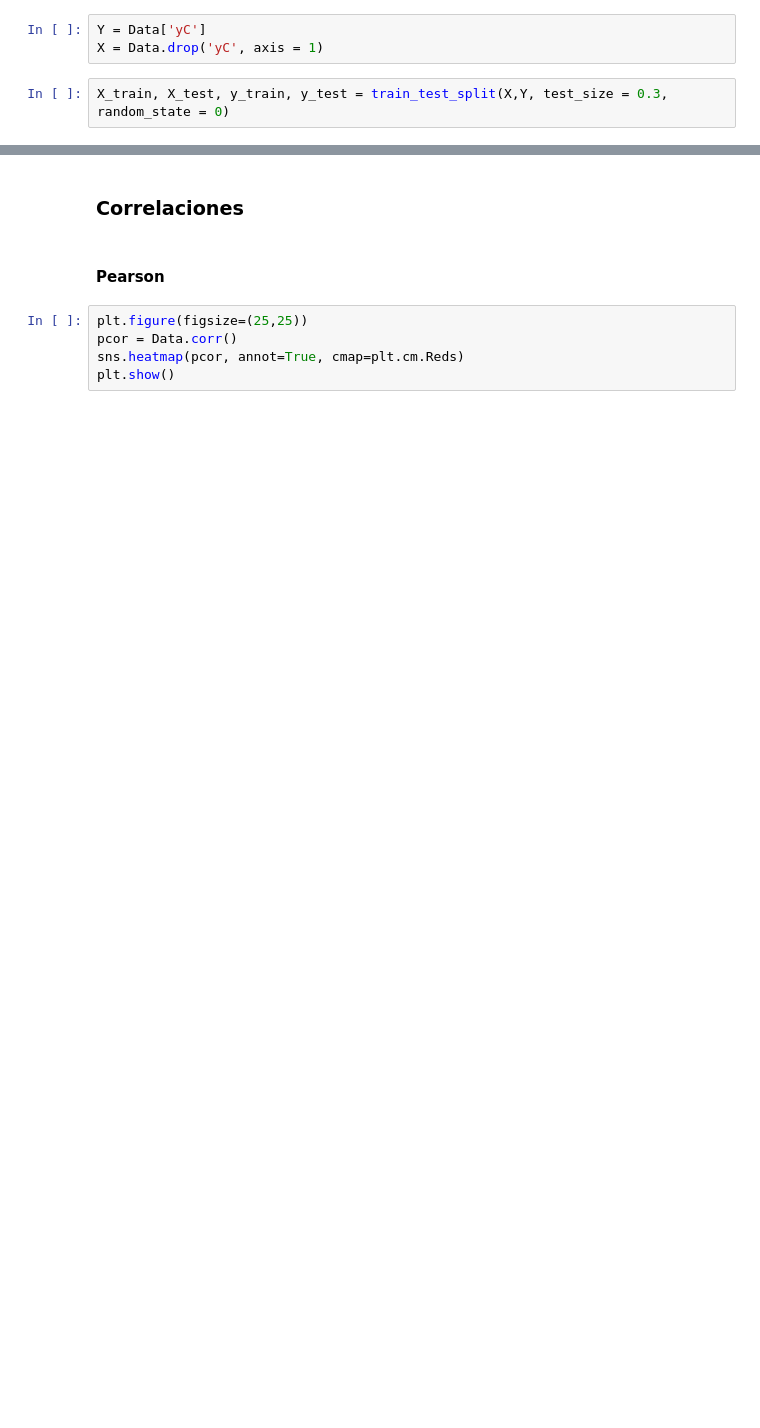
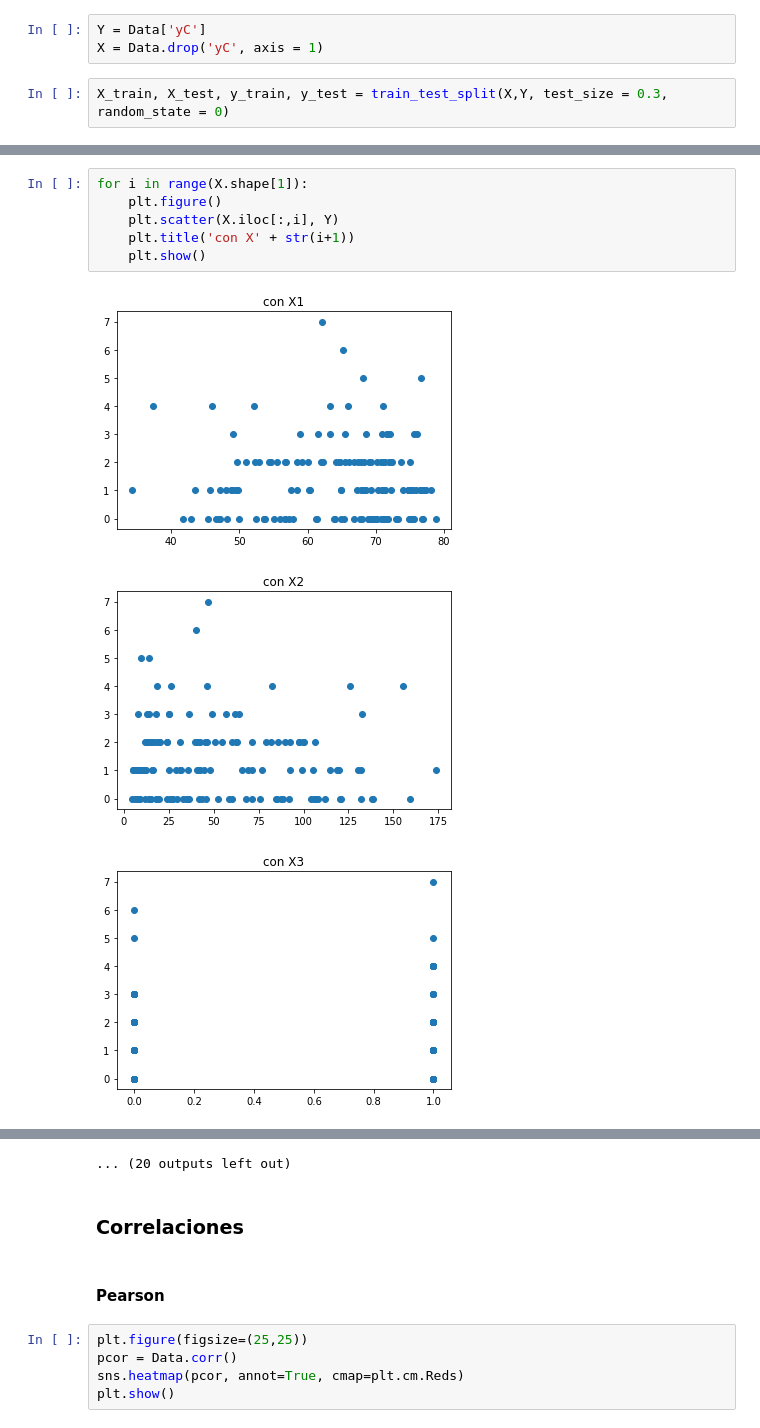
Before and after one commit to mcuscagua/Competencia, a Jupyter notebook: Count/Count variable (1).ipynb, the cells around one changed output, grey strips where cells are left out. Saved outputs shown, nothing was run; the diff lists cells and outputs as text; blank space fills up the shorter version.

```diff
--- a/Count/Count variable (1).ipynb
+++ b/Count/Count variable (1).ipynb
@@ -78,0 +84,10 @@ plt.show()
+# %%
+for i in range(X.shape[1]):
+    plt.figure()
+    plt.scatter(X.iloc[:,i], Y)
+    plt.title('con X' + str(i+1))
+    plt.show()
+# %% [output]
+[figure, added]
+[figure, added]
+[figure, added]
@@ -79,3 +103,4 @@ plt.show()
+... (20 outputs left out)
 # %% [markdown]
 ### Correlaciones
 # %% [markdown]
```
Also changed, not shown: parts of 14 cells of this notebook.
